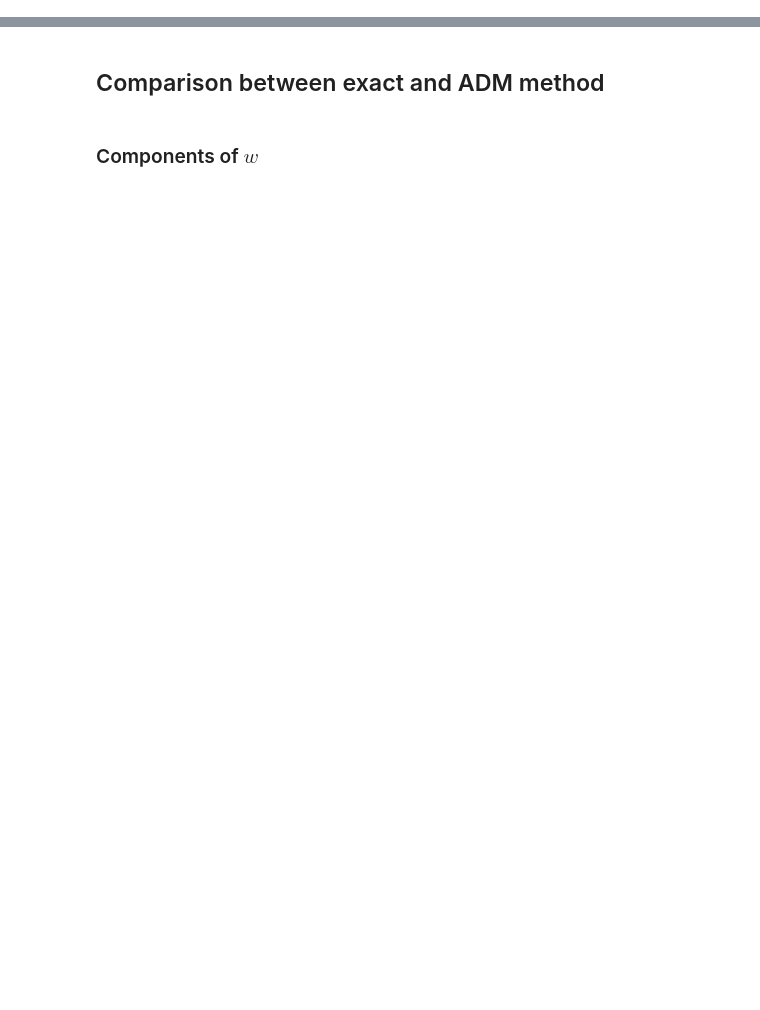
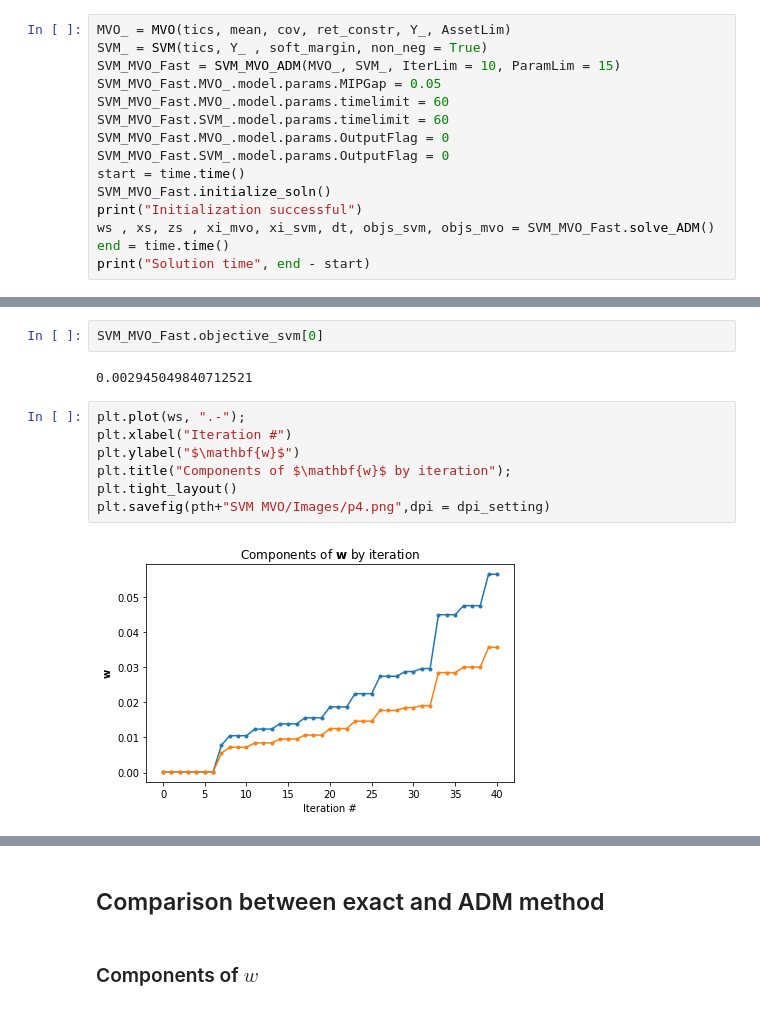
Before and after one commit to davidislip/SVM-and-MVO, a Jupyter notebook: ADM_Comparison_NoteBook.ipynb, the cells around one changed output, grey strips where cells are left out. Saved outputs shown, nothing was run; the diff lists cells and outputs as text; blank space fills up the shorter version.

```diff
--- a/ADM_Comparison_NoteBook.ipynb
+++ b/ADM_Comparison_NoteBook.ipynb
@@ -755,0 +222,15 @@ Best objective 1.696593470807e-02, best bound 1.696593470807e-02, gap 0.0000%
+# %%
+MVO_ = MVO(tics, mean, cov, ret_constr, Y_, AssetLim)
+SVM_ = SVM(tics, Y_ , soft_margin, non_neg = True)
+SVM_MVO_Fast = SVM_MVO_ADM(MVO_, SVM_, IterLim = 10, ParamLim = 15)
+SVM_MVO_Fast.MVO_.model.params.MIPGap = 0.05
+SVM_MVO_Fast.MVO_.model.params.timelimit = 60
+SVM_MVO_Fast.SVM_.model.params.timelimit = 60
+SVM_MVO_Fast.MVO_.model.params.OutputFlag = 0
+SVM_MVO_Fast.SVM_.model.params.OutputFlag = 0
+start = time.time()
+SVM_MVO_Fast.initialize_soln()
+print("Initialization successful")
+ws , xs, zs , xi_mvo, xi_svm, dt, objs_svm, objs_mvo = SVM_MVO_Fast.solve_ADM()
+end = time.time()
+print("Solution time", end - start)
@@ -755,0 +279,13 @@ Best objective 1.696593470807e-02, best bound 1.696593470807e-02, gap 0.0000%
+# %%
+SVM_MVO_Fast.objective_svm[0]
+# %% [output]
+0.002945049840712521
+# %%
+plt.plot(ws, ".-");
+plt.xlabel("Iteration #")
+plt.ylabel("$\mathbf{w}$")
+plt.title("Components of $\mathbf{w}$ by iteration");
+plt.tight_layout()
+plt.savefig(pth+"SVM MVO/Images/p4.png",dpi = dpi_setting)
+# %% [output]
+[figure, added]
```
Also changed, not shown: parts of 51 cells of this notebook.
